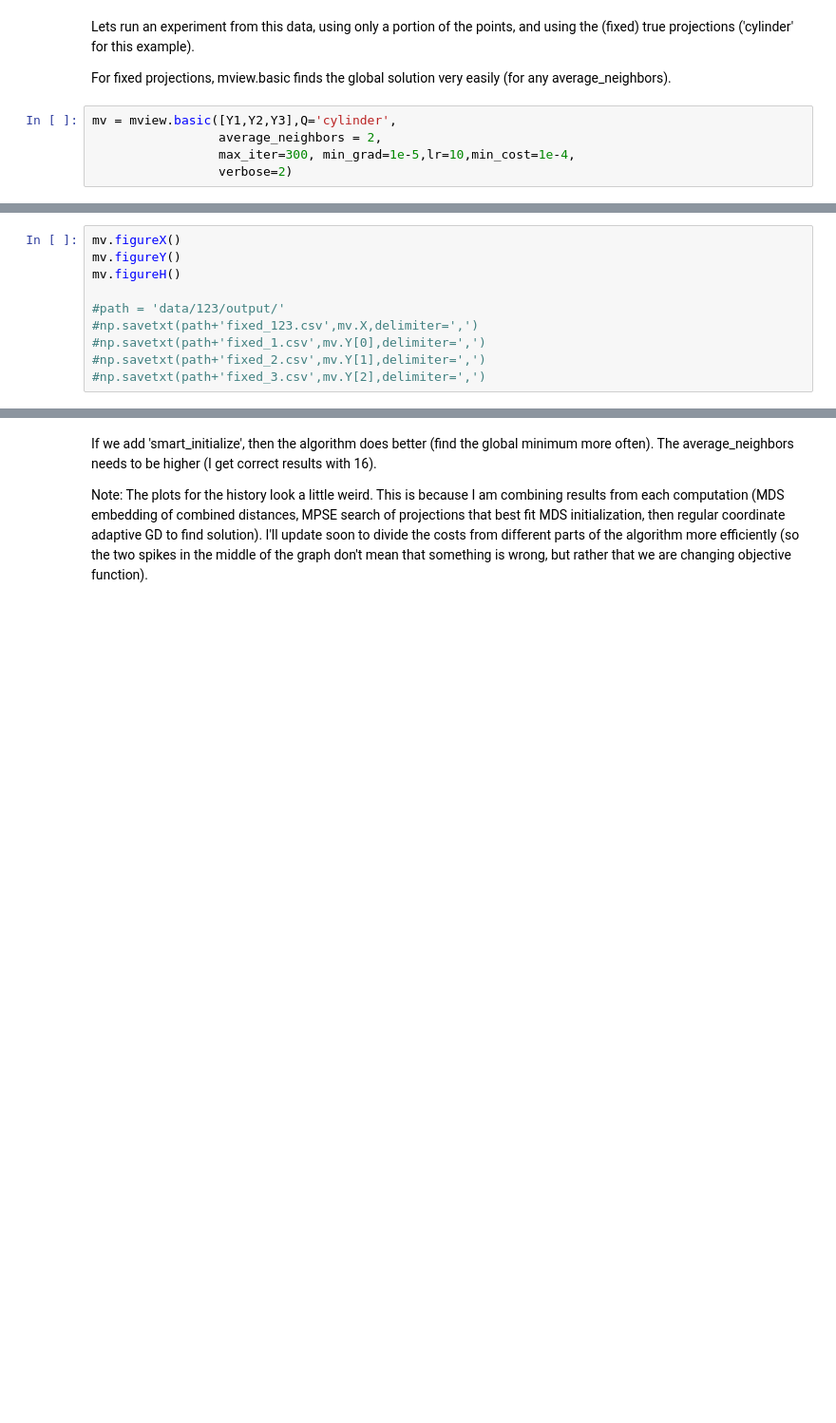
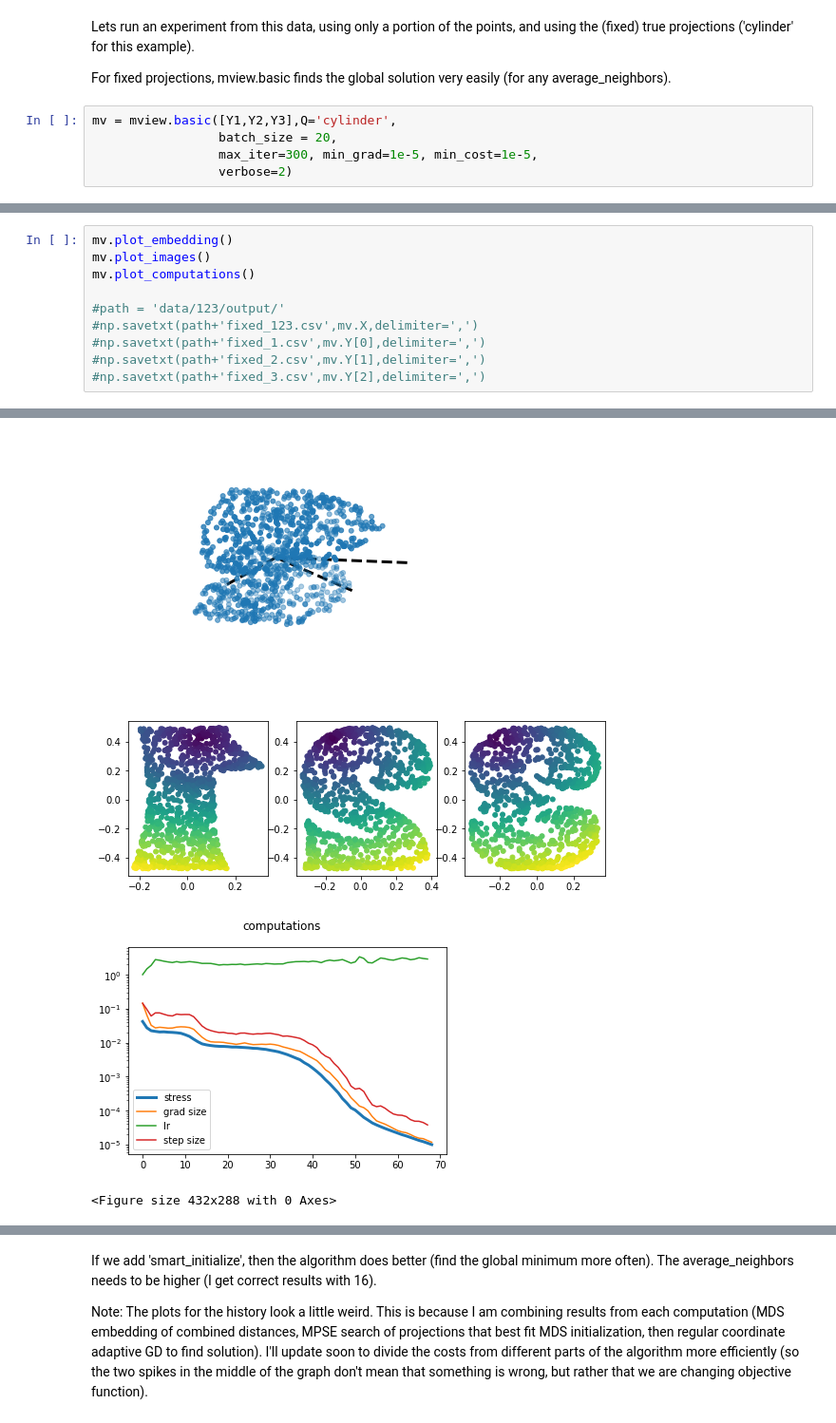
Before and after one commit to enggiqbal/MPSE, a Jupyter notebook: MPSE/mview_examples/123_example.ipynb, the cells around one changed output, grey strips where cells are left out. Shown at 95% size. Cells and saved outputs as stored; diff of their text form; blank space fills up the shorter version.

```diff
--- a/MPSE/mview_examples/123_example.ipynb
+++ b/MPSE/mview_examples/123_example.ipynb
@@ -46,7 +46,7 @@ Lets run an experiment from this data, using only a portion of the points, and u
 For fixed projections, mview.basic finds the global solution very easily (for any average_neighbors).
 # %%
 mv = mview.basic([Y1,Y2,Y3],Q='cylinder',
-                 average_neighbors = 2,
-                 max_iter=300, min_grad=1e-5,lr=10,min_cost=1e-4,
+                 batch_size = 20,
+                 max_iter=300, min_grad=1e-5, min_cost=1e-5,
                  verbose=2)
 # %% [output]
@@ -70,7 +70,7 @@ multigraph.DISS():
 # %%
-mv.figureX()
-mv.figureY()
-mv.figureH()
+mv.plot_embedding()
+mv.plot_images()
+mv.plot_computations()
 
 #path = 'data/123/output/'
 #np.savetxt(path+'fixed_123.csv',mv.X,delimiter=',')
@@ -86,0 +81,4 @@ mv.figureH()
+[figure, added]
+[figure, added]
+[figure, added]
+<Figure size 432x288 with 0 Axes>
```
Also changed, not shown: parts of 17 cells of this notebook, 9 other files.
